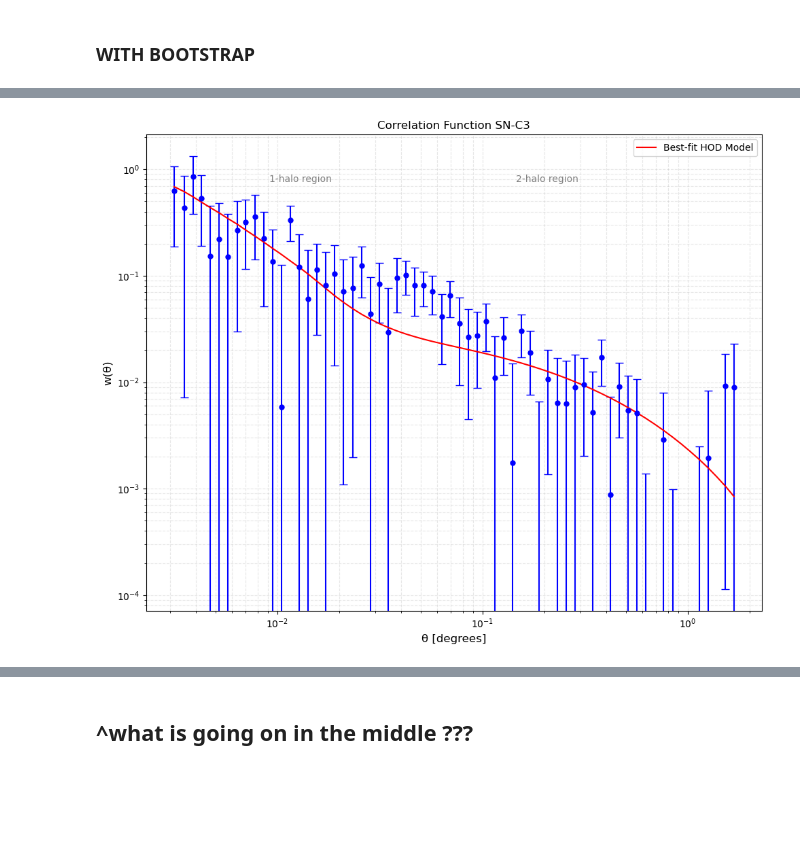
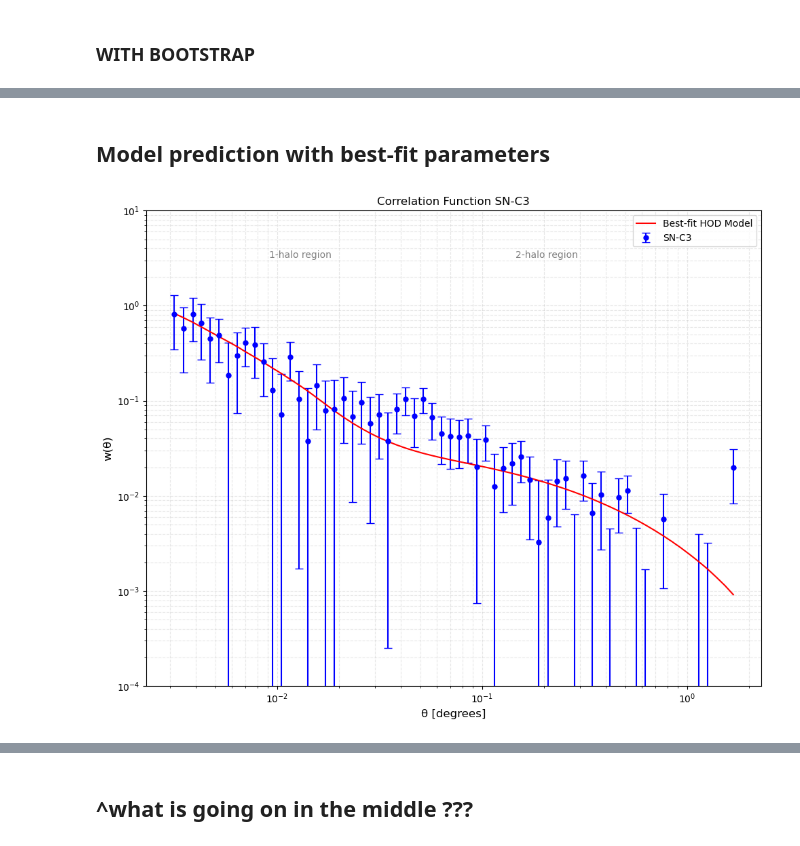
Before and after one commit to OtiliaIrina/Master_Thesis, a Jupyter notebook: New code/FIT.ipynb, the cells around one changed output, grey strips where cells are left out. Drawn from its saved outputs; the diff is of its cells as text; code cells hidden in the pictures; blank space fills up the shorter version.

```diff
--- a/New code/FIT.ipynb
+++ b/New code/FIT.ipynb
@@ -57,7 +57,7 @@ config = {
 }
 # %%
 ### USING SELECTION CLASS
-sub = dv.Selection(t, randoms, 0.4, 0.6, 10, 11.0, config)
+sub = dv.Selection(t, randoms, 0.4, 0.6, 10, 12.5, config)    # if i put the upper limit at 12.5 logSM then it is considered open-ended
 
 # Fit HOD with custom bounds
 hod_params, pcov = sub.fit_hod(
@@ -105,0 +107,36 @@ plt.show()
+# %%
+from astropy.cosmology import Planck15
+plt.rcParams['text.usetex'] = False
+
+
+z_mean = 0.5
+
+
+fig = plt.figure(figsize=[10,7])
+ax = fig.add_subplot(111)
+ax.errorbar(theta, w_obs, yerr= w_err, fmt='o', color='blue',label= 'SN-C3', capsize=4, markersize=5)
+#ax.plot(theta, w_model, label='Best-fit HOD Model', color='red')
+
+ax.set_xlabel(r'$\theta$ (degrees)')
+ax.set_ylabel(r'$w(\theta)$')
+#ax.set_title('Plot with Gaussian errors' )
+ax.set_xscale('log')
+ax.set_yscale('log')
+#ax.set_ylim([1e-4,10.])
+#ax.set_xlim([8e-4,2.])
+ax.text(0.2, 0.9, "1-halo region", transform=plt.gca().transAxes, color='gray')
+ax.text(0.6, 0.9, "2-halo region", transform=plt.gca().transAxes, color='gray')
+secax = ax.secondary_xaxis('top',functions=(lambda x: x*Planck15.kpc_proper_per_arcmin(z_mean).value*60./1e3,
+                                   lambda x: x*Planck15.arcsec_per_kpc_proper(z_mean).value*1e3/3.6e3))
+secax.set_xlabel(r'Mpc')
+#ax.grid(True)
+ax.grid(True, which="both", ls="--", alpha=0.3)
+
+
+
+#y_at_1_degree = w_t(A_median, power_median, 1, mask_rr)
+#ax.axhline(w_t(A_median, power_median, 1, mask_rr), color='r', linestyle='--', label='Model at 1 deg')
+
+
+
+ax.legend()
@@ -135,29 +175,36 @@ plt.show()
+# %% [markdown]
+## Model prediction with best-fit parameters
 # %%
 
+xi_m_values = results['xi_m']
 
 # Model prediction with best-fit parameters
 logM_min, logM_1, alpha = results['hod_params']
 w_model = sub.hod_model(logM_min, logM_1, alpha)
 
 plt.figure(figsize=(10, 8))
 
-plt.errorbar(theta, w_obs, yerr= w_err, fmt='o', color='blue', capsize=4, markersize=5)
+plt.errorbar(theta, w_obs, yerr= w_err, fmt='o', color='blue', label= 'SN-C3',capsize=4, markersize=5)
 plt.plot(theta, w_model, label='Best-fit HOD Model', color='red')
+#plt.plot(theta, xi_m_values, label=r'$\w_{dm}(\theta)$ (Matter-Matter)', linestyle='dashed', color='black')
+
 
 plt.xscale('log')
 plt.yscale('log')
+plt.ylim([1e-4,10.])
+
 plt.xlabel('θ [degrees]', fontsize=12)
 plt.ylabel('w(θ)', fontsize=12)
 plt.title(f'Correlation Function SN-C3')
 plt.legend(fontsize=10, framealpha=0.8)
 plt.grid(True, which="both", ls="--", alpha=0.3)
 
 # Add annotations
 plt.text(0.2, 0.9, "1-halo region", transform=plt.gca().transAxes, color='gray')
 plt.text(0.6, 0.9, "2-halo region", transform=plt.gca().transAxes, color='gray')
 
 
 plt.tight_layout()
 plt.show()
 # %% [output]
-[figure, old version]
+[figure, new version]
```
Also changed, not shown: parts of 22 cells of this notebook, 4 other files.
